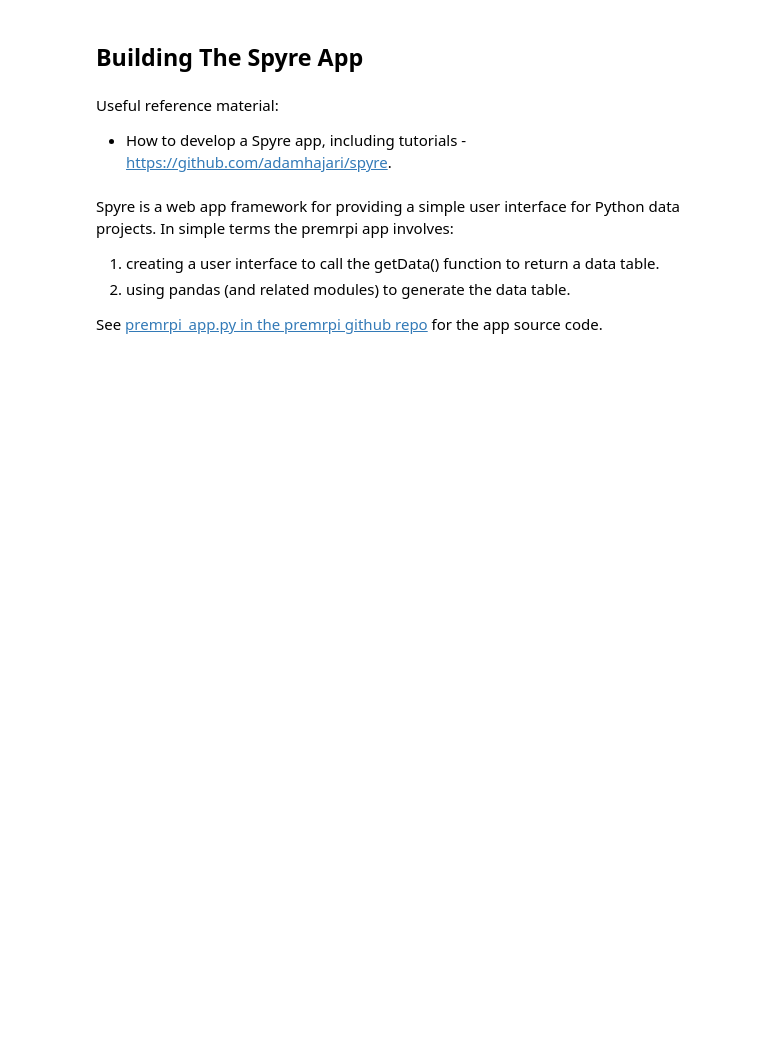
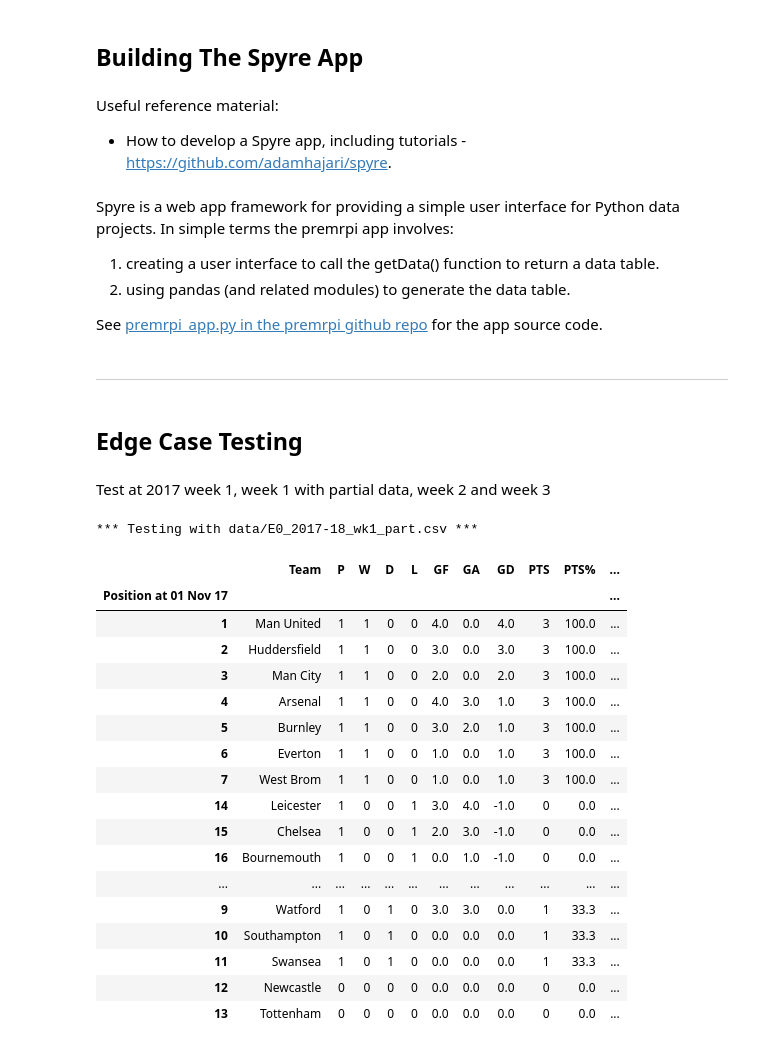
Before and after one commit to terrydolan/premrpi, a Jupyter notebook: premrpi.ipynb, the cells around one changed output. Saved outputs shown, nothing was run; the diff lists cells and outputs as text; code cells hidden in the pictures; blank space fills up the shorter version.

```diff
--- a/premrpi.ipynb
+++ b/premrpi.ipynb
@@ -442,3 +417,9 @@ Spyre is a web app framework for providing a simple user interface for Python da
 2. using pandas (and related modules) to generate the data table.
 
 See [premrpi_app.py in the premrpi github repo](https://github.com/terrydolan/premrpi) for the app source code.
+# %% [markdown]
+---
+# %% [markdown]
+## Edge Case Testing
+# %% [markdown]
+Test at 2017 week 1, week 1 with partial data, week 2 and week 3
@@ -444,0 +504,26 @@ See [premrpi_app.py in the premrpi github repo](https://github.com/terrydolan/pr
+# %%
+# Test using 2017
+# expect all teams to have played 1 game
+pd.set_option('precision', 1)
+PLtableRPI, results_date = gen_prem_table_RPI_test(test_file='data/E0_2017-18_wk1_part.csv')
+PLtableRPI
+# %% [output]
+*** Testing with data/E0_2017-18_wk1_part.csv ***
+|  | Team | P | W | D | L | GF | GA | GD | PTS | PTS% | ... |
+| Position at 01 Nov 17 |  |  |  |  |  |  |  |  |  |  | ... |
+| 1 | Man United | 1 | 1 | 0 | 0 | 4.0 | 0.0 | 4.0 | 3 | 100.0 | ... |
+| 2 | Huddersfield | 1 | 1 | 0 | 0 | 3.0 | 0.0 | 3.0 | 3 | 100.0 | ... |
+| 3 | Man City | 1 | 1 | 0 | 0 | 2.0 | 0.0 | 2.0 | 3 | 100.0 | ... |
+| 4 | Arsenal | 1 | 1 | 0 | 0 | 4.0 | 3.0 | 1.0 | 3 | 100.0 | ... |
+| 5 | Burnley | 1 | 1 | 0 | 0 | 3.0 | 2.0 | 1.0 | 3 | 100.0 | ... |
+| 6 | Everton | 1 | 1 | 0 | 0 | 1.0 | 0.0 | 1.0 | 3 | 100.0 | ... |
+| 7 | West Brom | 1 | 1 | 0 | 0 | 1.0 | 0.0 | 1.0 | 3 | 100.0 | ... |
+| 14 | Leicester | 1 | 0 | 0 | 1 | 3.0 | 4.0 | -1.0 | 0 | 0.0 | ... |
+| 15 | Chelsea | 1 | 0 | 0 | 1 | 2.0 | 3.0 | -1.0 | 0 | 0.0 | ... |
+| 16 | Bournemouth | 1 | 0 | 0 | 1 | 0.0 | 1.0 | -1.0 | 0 | 0.0 | ... |
+| ... | ... | ... | ... | ... | ... | ... | ... | ... | ... | ... | ... |
+| 9 | Watford | 1 | 0 | 1 | 0 | 3.0 | 3.0 | 0.0 | 1 | 33.3 | ... |
+| 10 | Southampton | 1 | 0 | 1 | 0 | 0.0 | 0.0 | 0.0 | 1 | 33.3 | ... |
+| 11 | Swansea | 1 | 0 | 1 | 0 | 0.0 | 0.0 | 0.0 | 1 | 33.3 | ... |
+| 12 | Newcastle | 0 | 0 | 0 | 0 | 0.0 | 0.0 | 0.0 | 0 | 0.0 | ... |
+| 13 | Tottenham | 0 | 0 | 0 | 0 | 0.0 | 0.0 | 0.0 | 0 | 0.0 | ... |
```
Also changed, not shown: parts of 27 cells of this notebook, 1 other file.
